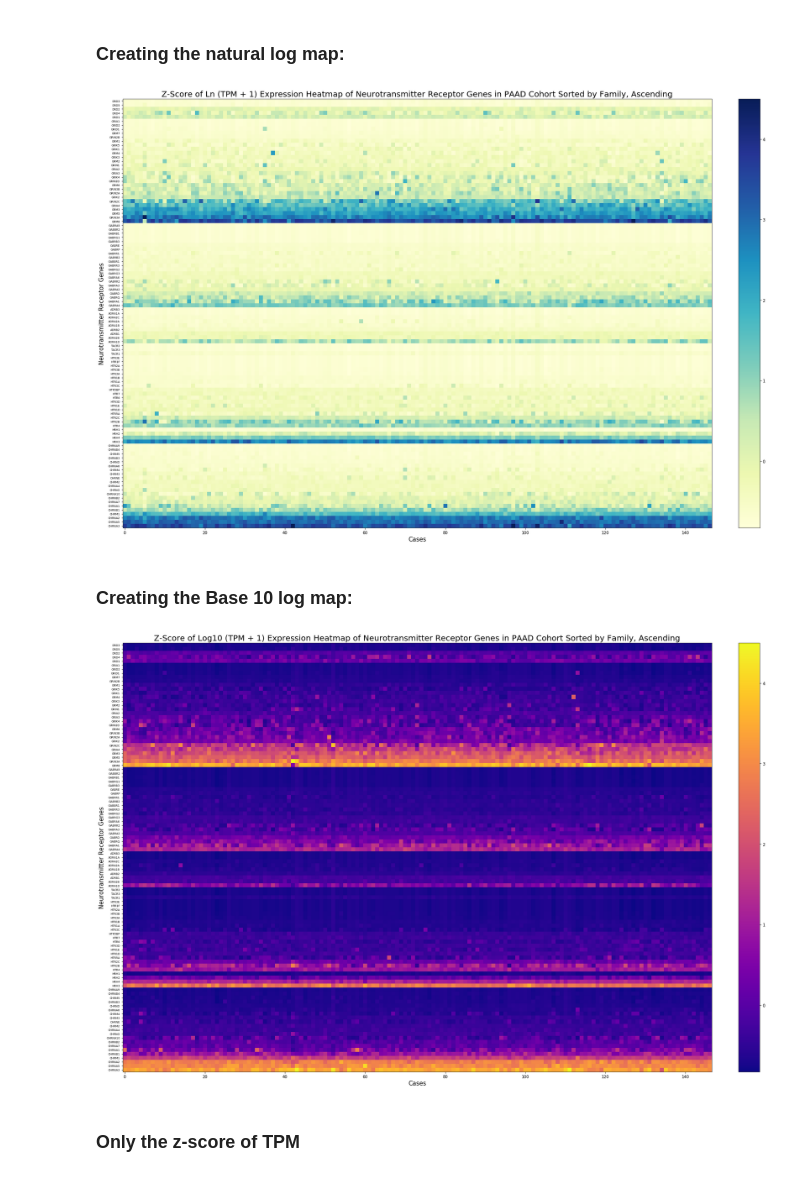
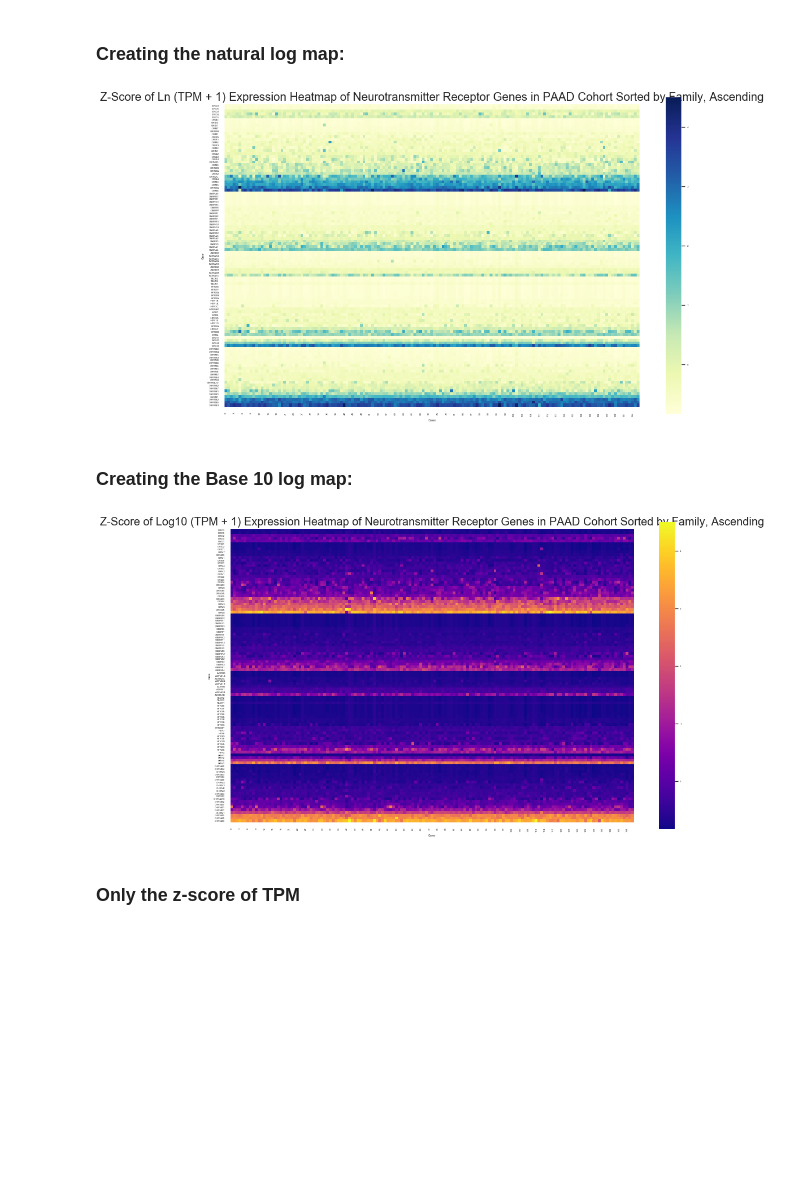
Before and after one commit to sophiaho/broad-work, a Jupyter notebook: cancer_expression_heatmap.ipynb, the cells around one changed output. Saved outputs shown, nothing was run; the diff lists cells and outputs as text; code cells hidden in the pictures; blank space fills up the shorter version.

```diff
--- a/cancer_expression_heatmap.ipynb
+++ b/cancer_expression_heatmap.ipynb
@@ -196,14 +185,11 @@ If you want a natural log plot, include 'natural' in the arguments, and 'base-10
 
 The compute_zscore parameter is a boolean for whether to compute the data into a z-score table or not.
 # %%
-def draw_expression_log_heatmap(table, y_axis_list, log_type, title, compute_zscore, sort, cmap, height, width):
-    # convert this dataframe made with the pandas library to an array that is usable with the numpy
-    # library to create heatmap
+def draw_expression_log_heatmap(table, y_axis_list, log_type, title, compute_zscore, sort, cmap, square, width, height):
     htseq_count_values = table.drop('hgnc_symbol', axis=1)
+
     expression_grid = htseq_count_values.to_numpy(copy=True, dtype=float)
-
-
-    # print (expression_grid)
+    rnaseq_columns = list(table.columns.values)
 
     if log_type == 'natural':
         expression_grid = expression_grid + 1
@@ -214,8 +200,6 @@ def draw_expression_log_heatmap(table, y_axis_list, log_type, title, compute_zsc
     else:
         expression_logged = expression_grid
 
-
-    # print(expression_logged)
     if compute_zscore:
         expression_logged = z_score(expression_logged)
 
@@ -225,33 +209,18 @@ def draw_expression_log_heatmap(table, y_axis_list, log_type, title, compute_zsc
         y_axis_list = expression_logged_pandas_sorted['hgnc_symbol'].tolist()
         expression_logged = convert_pandas_to_numpy(expression_logged_pandas_sorted)
 
+    if cmap=='coolwarm' or cmap=='bwr':
+        sns.heatmap(expression_logged, yticklabels=y_axis_list, cmap=cmap, norm=colors.DivergingNorm(0), square=square, cbar_kws={"shrink":0.5})
+    else:
+        sns.heatmap(expression_logged, yticklabels=y_axis_list, cmap=cmap, square=square, cbar_kws={"shrink":0.5})
+    plt.title(title, fontsize=20, y=1.15)
 
-    fig, ax = plt.subplots()
-
-
-    # it's cmap='Blues_r' to change the color scheme
-    im = ax.imshow(expression_logged, cmap=cmap)
-
-    # show labels for y axis
-    ax.set_yticks(np.arange(len(y_axis_list)))
-    ax.set_yticklabels(y_axis_list, fontsize=7)
-
-    # set labels for axes
-    ax.set_ylabel("Neurotransmitter Receptor Genes", fontsize=15)
-    ax.set_xlabel("Cases", fontsize=15)
+    plt.ylabel('Gene')
+    plt.xlabel('Cases')
 
     # resizing the graph
     fig = plt.gcf()
-    fig.set_size_inches(height, width)
-
-
-    fig.colorbar(im, fraction = 0.036, pad = 0.04)
-
-    ax.set_title(title, fontsize=20, ha='center')
-    fig.tight_layout()
-    plt.show()
-
-    fig.savefig('image/test.png', dpi=100)
+    fig.set_size_inches(width, height)
 # %% [markdown]
 In the following two expression maps, we did not compute the z-score for the table, so the logged values are much noisier.
 # %% [markdown]
@@ -643,15 +612,15 @@ Calculating z-score (the higher the z-score, the more standard deviations it is
 # %% [markdown]
 ### Creating the natural log map:
 # %%
-draw_expression_log_heatmap(rnaseq_tpm, rnaseq_tpm['hgnc_symbol'].tolist(), 'natural', 'Z-Score of Ln (TPM + 1) Expression Heatmap of Neurotransmitter Receptor Genes in PAAD Cohort Sorted by Family, Ascending', True, True, 'YlGnBu', 24, 16)
+draw_expression_log_heatmap(rnaseq_tpm, rnaseq_tpm['hgnc_symbol'].tolist(), 'natural', 'Z-Score of Ln (TPM + 1) Expression Heatmap of Neurotransmitter Receptor Genes in PAAD Cohort Sorted by Family, Ascending', True, True, 'YlGnBu', True, 16, 20)
 # %% [output]
-[figure, old version]
+[figure, new version]
 # %% [markdown]
 ### Creating the Base 10 log map:
 # %%
-draw_expression_log_heatmap(rnaseq_tpm, rnaseq_tpm['hgnc_symbol'].tolist(), 'base-10', 'Z-Score of Log10 (TPM + 1) Expression Heatmap of Neurotransmitter Receptor Genes in PAAD Cohort Sorted by Family, Ascending', True, True, 'plasma', 24, 16)
+draw_expression_log_heatmap(rnaseq_tpm, rnaseq_tpm['hgnc_symbol'].tolist(), 'base-10', 'Z-Score of Log10 (TPM + 1) Expression Heatmap of Neurotransmitter Receptor Genes in PAAD Cohort Sorted by Family, Ascending', True, True, 'plasma', True, 16, 20)
 # %% [output]
-[figure, old version]
+[figure, new version]
 # %% [markdown]
 ### Only the z-score of TPM
 # %%
```
Also changed, not shown: parts of 17 cells of this notebook.
